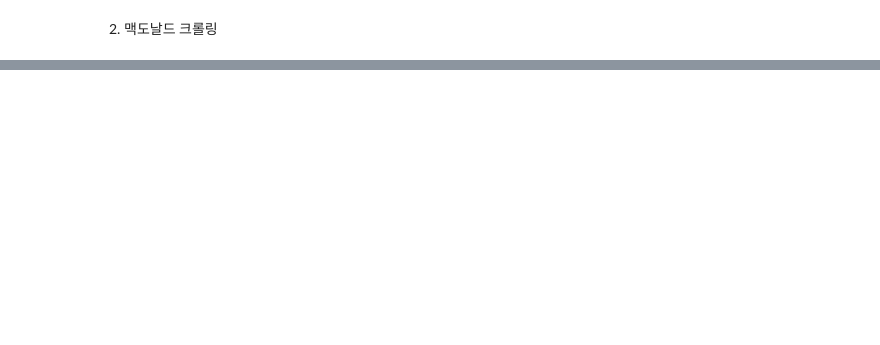
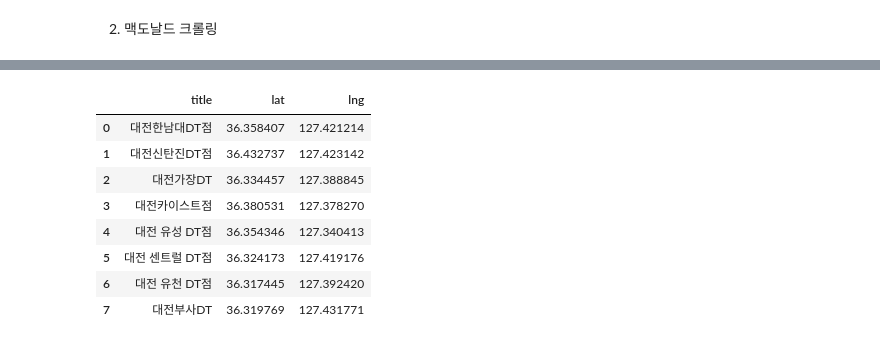
Before and after one commit to leemanni/bigdata_starbucks_macdonald, a Jupyter notebook: starbucks_mcdonald_dataCrawling.ipynb, the cells around one changed output, grey strips where cells are left out. Drawn from its saved outputs; the diff is of its cells as text; code cells hidden in the pictures; blank space fills up the shorter version.

```diff
--- a/starbucks_mcdonald_dataCrawling.ipynb
+++ b/starbucks_mcdonald_dataCrawling.ipynb
@@ -112 +132,13 @@ mac_map
 [interactive output not drawn]
+# %%
+mac_df
+# %% [output]
+|  | title | lat | lng |
+| 0 | 대전한남대DT점 | 36.358407 | 127.421214 |
+| 1 | 대전신탄진DT점 | 36.432737 | 127.423142 |
+| 2 | 대전가장DT | 36.334457 | 127.388845 |
+| 3 | 대전카이스트점 | 36.380531 | 127.378270 |
+| 4 | 대전 유성 DT점 | 36.354346 | 127.340413 |
+| 5 | 대전 센트럴 DT점 | 36.324173 | 127.419176 |
+| 6 | 대전 유천 DT점 | 36.317445 | 127.392420 |
+| 7 | 대전부사DT | 36.319769 | 127.431771 |
```
Also changed, not shown: parts of 4 cells of this notebook, 1 other file.
